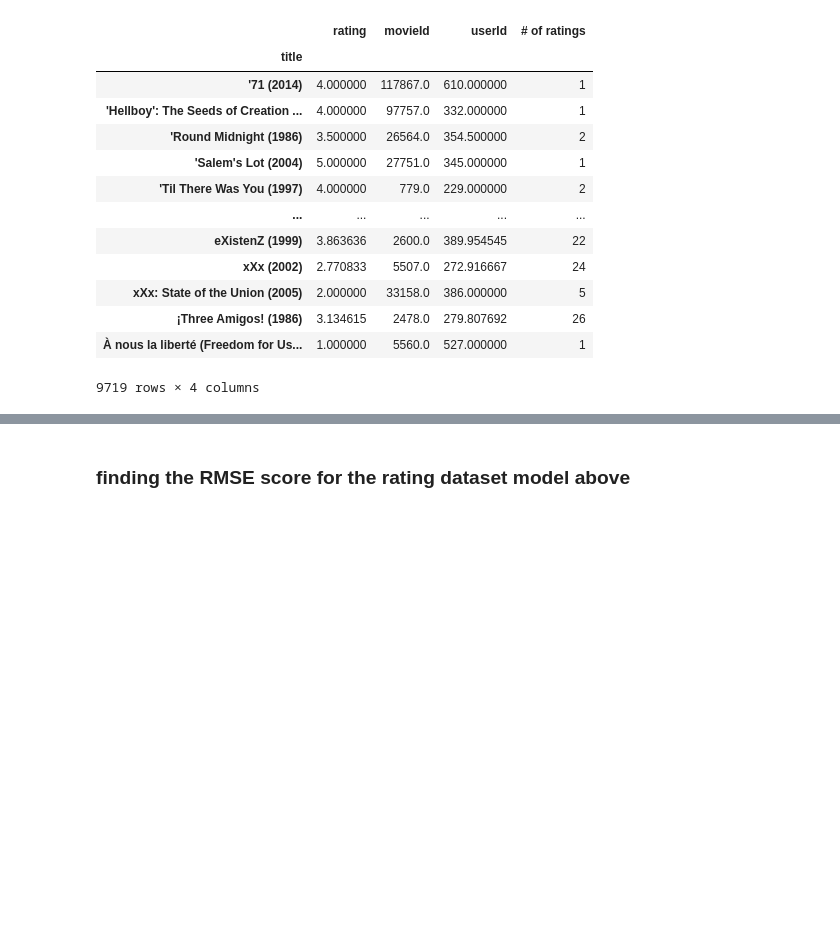
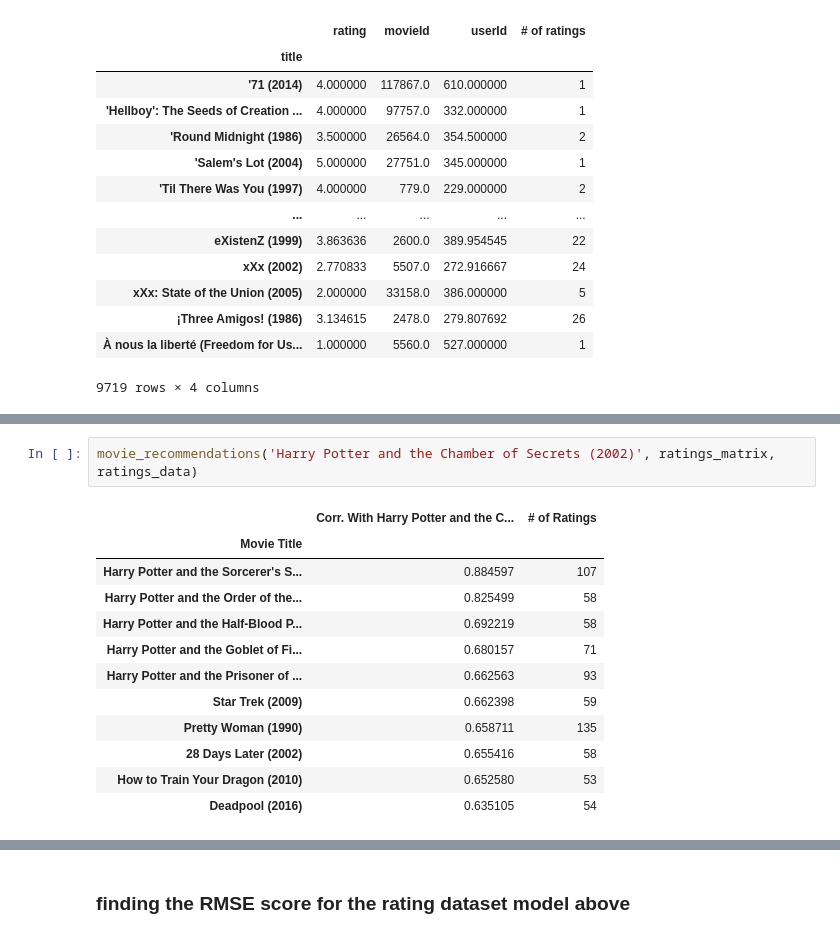
Before and after one commit to asval211/movie_recommendations, a Jupyter notebook: notebooks/mallory/final_notebook.ipynb, the cells around one changed output, grey strips where cells are left out. Saved outputs shown, nothing was run; the diff lists cells and outputs as text; blank space fills up the shorter version.

```diff
--- a/notebooks/mallory/final_notebook.ipynb
+++ b/notebooks/mallory/final_notebook.ipynb
@@ -186,0 +223,15 @@ movie_recommendations('Heat (1995)', ratings_matrix, ratings_data)
+# %%
+movie_recommendations('Harry Potter and the Chamber of Secrets (2002)', ratings_matrix, ratings_data)
+# %% [output]
+|  | Corr. With Harry Potter and the C... | # of Ratings |
+| Movie Title |  |  |
+| Harry Potter and the Sorcerer's S... | 0.884597 | 107 |
+| Harry Potter and the Order of the... | 0.825499 | 58 |
+| Harry Potter and the Half-Blood P... | 0.692219 | 58 |
+| Harry Potter and the Goblet of Fi... | 0.680157 | 71 |
+| Harry Potter and the Prisoner of ... | 0.662563 | 93 |
+| Star Trek (2009) | 0.662398 | 59 |
+| Pretty Woman (1990) | 0.658711 | 135 |
+| 28 Days Later (2002) | 0.655416 | 58 |
+| How to Train Your Dragon (2010) | 0.652580 | 53 |
+| Deadpool (2016) | 0.635105 | 54 |
```
Also changed, not shown: parts of 7 cells of this notebook, 3 other files.
